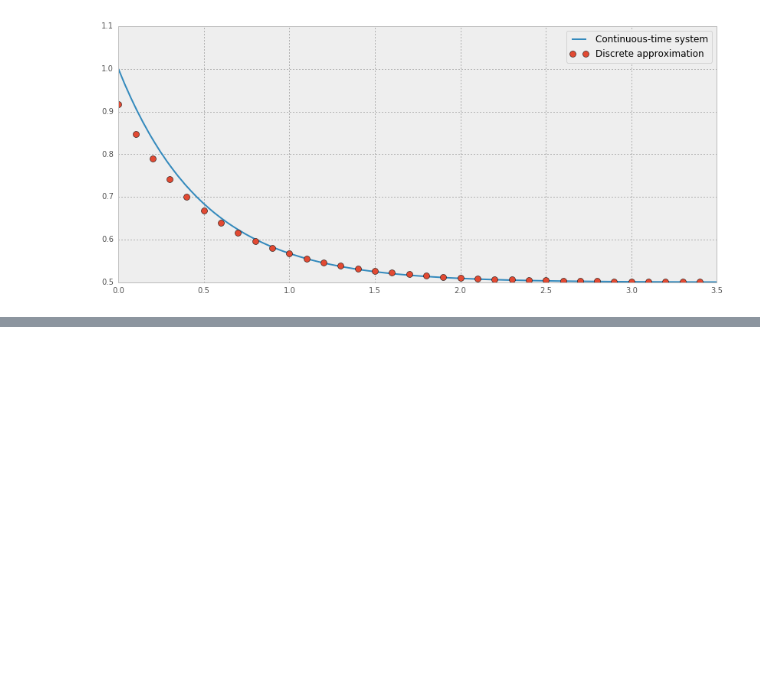
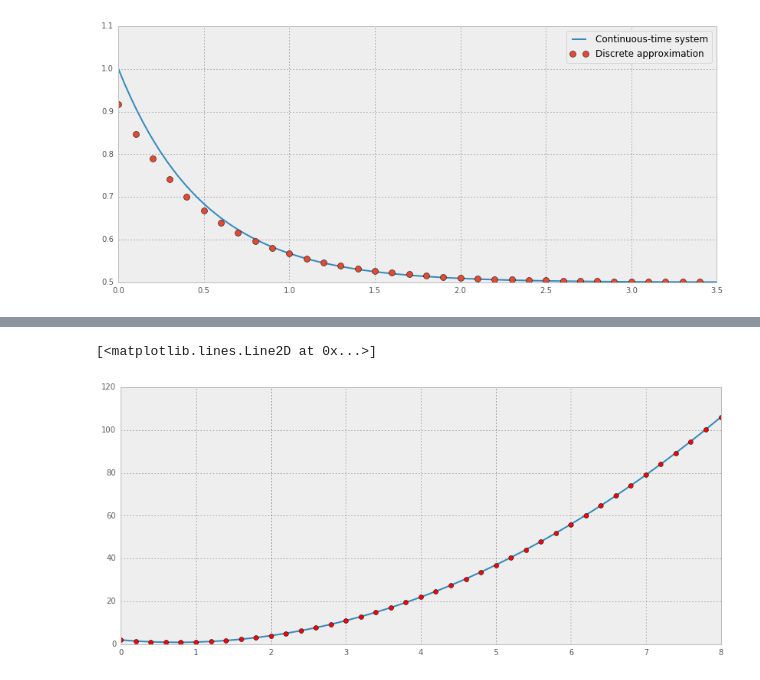
Before and after one commit to alfkjartan/control-computarizado, a Jupyter notebook: discrete-time-systems/notebooks/Discrete-time-systems-intro.ipynb, the cells around one changed output, grey strips where cells are left out. Cells and saved outputs as stored; diff of their text form; code cells hidden in the pictures; blank space fills up the shorter version.

```diff
--- a/discrete-time-systems/notebooks/Discrete-time-systems-intro.ipynb
+++ b/discrete-time-systems/notebooks/Discrete-time-systems-intro.ipynb
@@ -79,0 +136,26 @@ Then simulate and plot a step-response for the continuous- and discrete system,
+# %%
+a0 = 2
+a1 = -3
+a2 = 2
+def p2(x): return a0*x**2 + a1*x + a2 # Our second-order polynomial
+
+# Compute values for x=[0,0.2, 0.4, ... 8] recursively using the difference equation
+h = 0.2
+x = h*np.arange(41) # Gives the array [0,0.2, 0.4, ... 2]
+d1 = np.zeros(41) # The first differences
+pd = np.zeros(41)
+d2 = h**2*2*a0 # The constant, second difference
+
+# Need to compute the first two values to get the initial values for the difference equation,
+pd[0] = p2(x[0])
+pd[1] = p2(x[1])
+
+for k in range(2,41): # Solve difference equation
+    pd[k] = 2*pd[k-1] - pd[k-2] + d2
+
+plt.figure(figsize=(14,6))
+plt.plot(x, p2(x), linewidth=2) # Evaluating the polynomial
+plt.plot(x, pd, 'ro') # The solution using the difference equation
+# %% [output]
+[<matplotlib.lines.Line2D at 0x...>]
+[figure, added]
```
Also changed, not shown: parts of 8 cells of this notebook, 1 other file.
